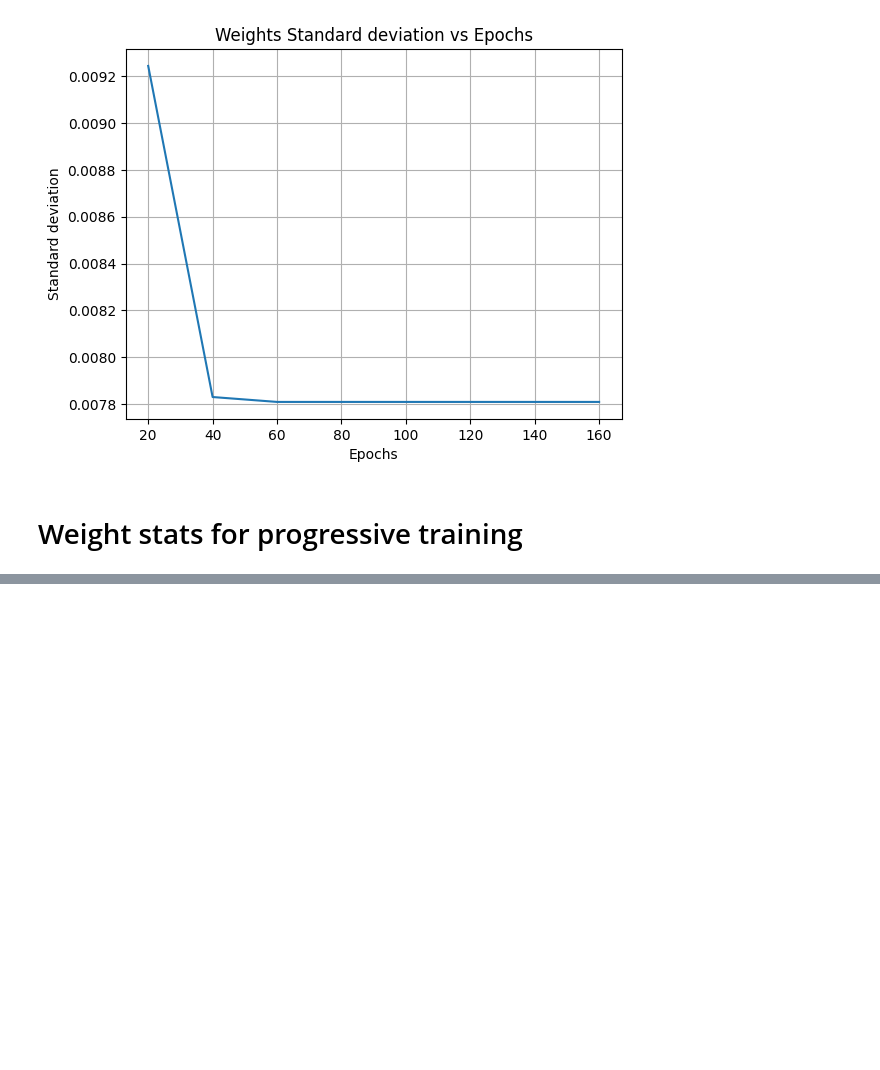
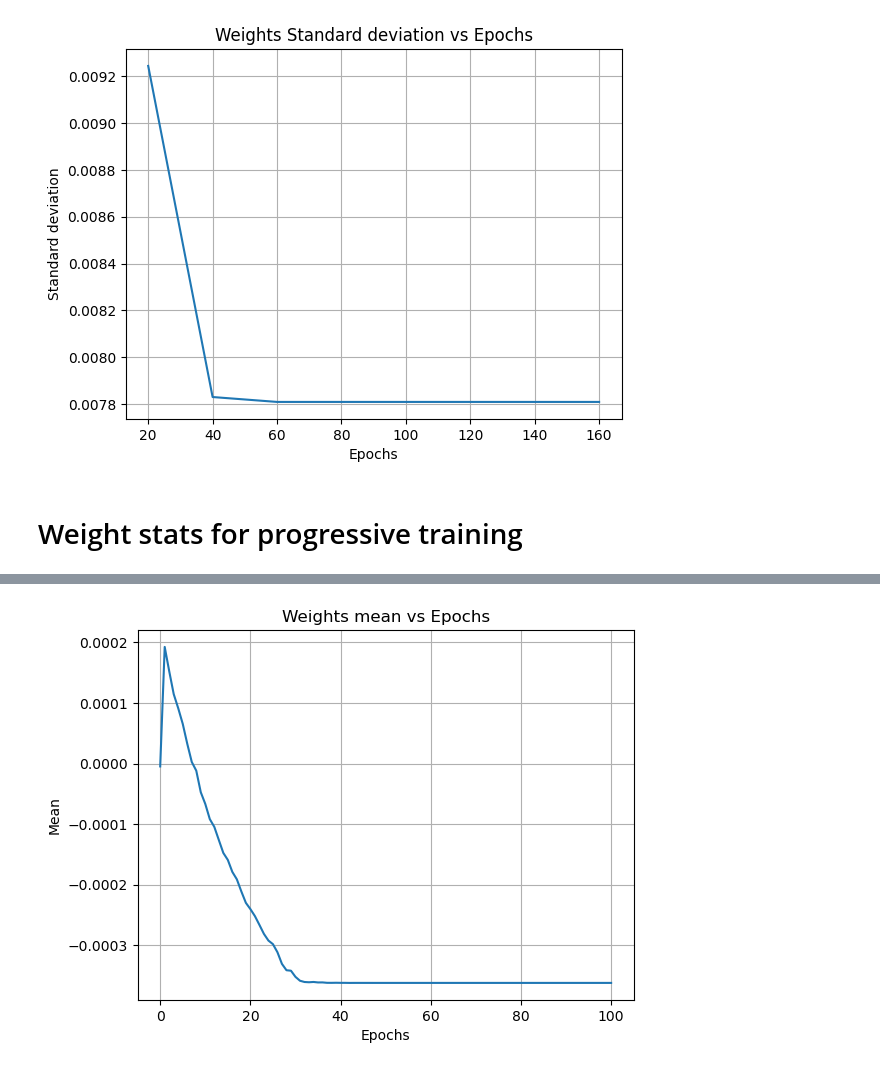
Before and after one commit to ceronvgabriel/MSc_Thesis_v2, a Jupyter notebook: weight_stats.ipynb, the cells around one changed output, grey strips where cells are left out. Drawn from its saved outputs; the diff is of its cells as text; code cells hidden in the pictures; blank space fills up the shorter version.

```diff
--- a/weight_stats.ipynb
+++ b/weight_stats.ipynb
@@ -108,0 +139,9 @@ model_actions.progressive_train_ws(net,epochs=total_epochs,step=step,tr_bs=bs,sa
+# %%
+plt.plot(loaded["weight_stats"]["mean"])
+plt.grid()
+plt.xlabel("Epochs")
+plt.ylabel("Mean")
+plt.title("Weights mean vs Epochs")
+plt.show()
+# %% [output]
+[figure, added]
```
Also changed, not shown: parts of 7 cells of this notebook, 4 other files.
